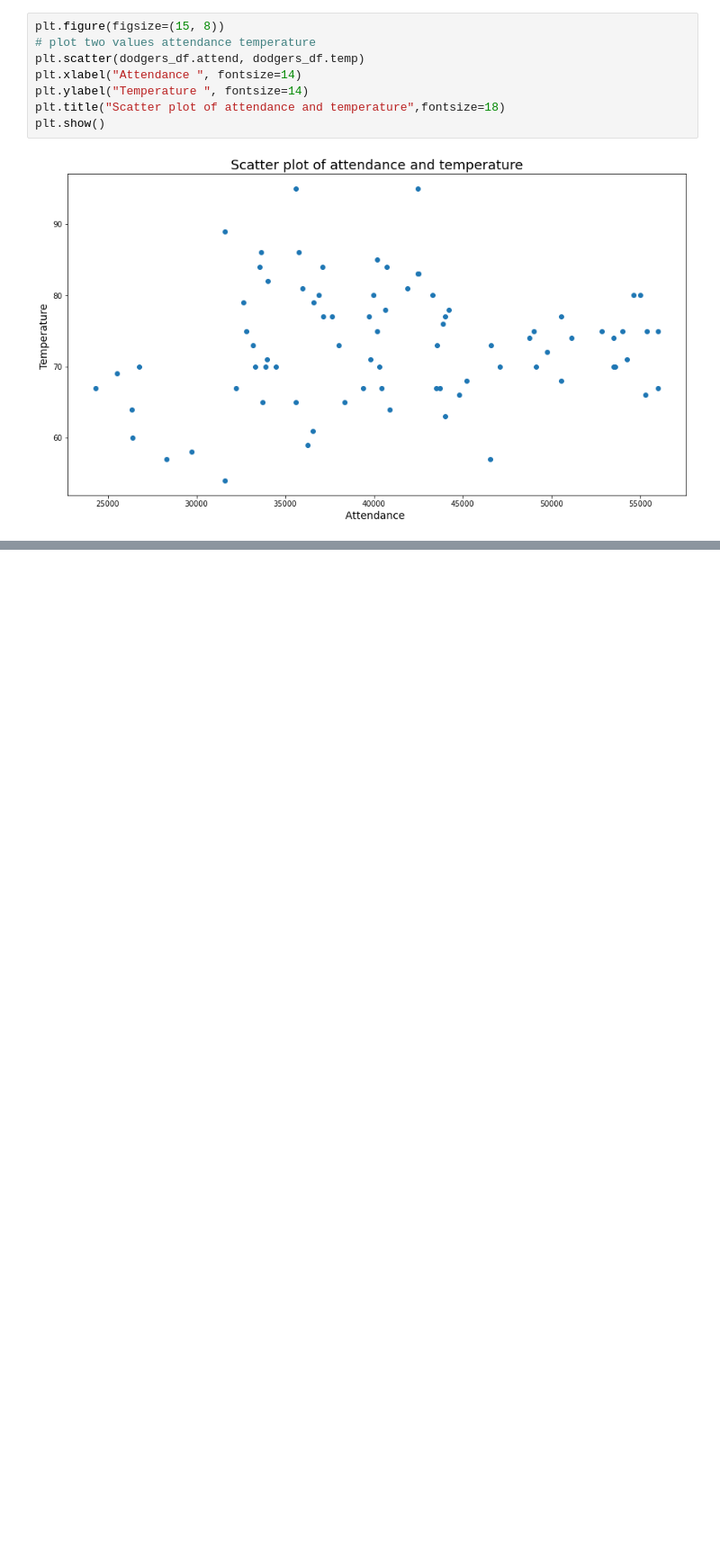
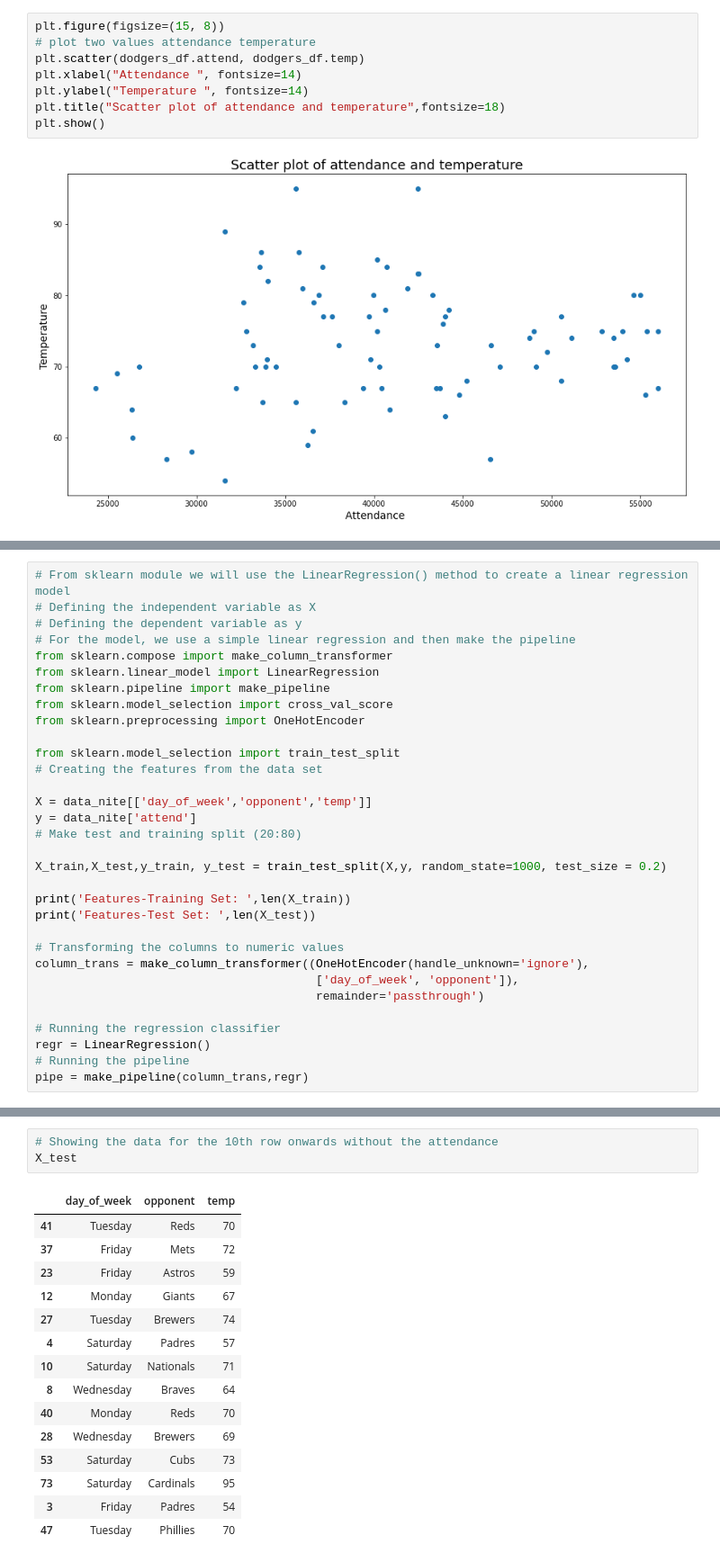
Before and after one commit to samantoz/bu_dsc, a Jupyter notebook: notebooks/DSC630/assign3.2.ipynb, the cells around one changed output, grey strips where cells are left out. Shown at 90% size. Saved outputs shown, nothing was run; the diff lists cells and outputs as text; blank space fills up the shorter version.

```diff
--- a/notebooks/DSC630/assign3.2.ipynb
+++ b/notebooks/DSC630/assign3.2.ipynb
@@ -320,0 +301,32 @@ axes[1, 1].tick_params(axis='both', labelsize=15)
+# %%
+# From sklearn module we will use the LinearRegression() method to create a linear regression model
+# Defining the independent variable as X
+# Defining the dependent variable as y
+# For the model, we use a simple linear regression and then make the pipeline
+from sklearn.compose import make_column_transformer
+from sklearn.linear_model import LinearRegression
+from sklearn.pipeline import make_pipeline
+from sklearn.model_selection import cross_val_score
+from sklearn.preprocessing import OneHotEncoder
+
+from sklearn.model_selection import train_test_split
+# Creating the features from the data set
+
+X = data_nite[['day_of_week','opponent','temp']]
+y = data_nite['attend']
+# Make test and training split (20:80)
+
+X_train,X_test,y_train, y_test = train_test_split(X,y, random_state=1000, test_size = 0.2)
+
+print('Features-Training Set: ',len(X_train))
+print('Features-Test Set: ',len(X_test))
+
+# Transforming the columns to numeric values
+column_trans = make_column_transformer((OneHotEncoder(handle_unknown='ignore'),
+                                        ['day_of_week', 'opponent']),
+                                        remainder='passthrough')
+
+# Running the regression classifier
+regr = LinearRegression()
+# Running the pipeline
+pipe = make_pipeline(column_trans,regr)
@@ -320,0 +359,19 @@ axes[1, 1].tick_params(axis='both', labelsize=15)
+# %%
+# Showing the data for the 10th row onwards without the attendance
+X_test
+# %% [output]
+|  | day_of_week | opponent | temp |
+| 41 | Tuesday | Reds | 70 |
+| 37 | Friday | Mets | 72 |
+| 23 | Friday | Astros | 59 |
+| 12 | Monday | Giants | 67 |
+| 27 | Tuesday | Brewers | 74 |
+| 4 | Saturday | Padres | 57 |
+| 10 | Saturday | Nationals | 71 |
+| 8 | Wednesday | Braves | 64 |
+| 40 | Monday | Reds | 70 |
+| 28 | Wednesday | Brewers | 69 |
+| 53 | Saturday | Cubs | 73 |
+| 73 | Saturday | Cardinals | 95 |
+| 3 | Friday | Padres | 54 |
+| 47 | Tuesday | Phillies | 70 |
```
Also changed, not shown: parts of 21 cells of this notebook.
